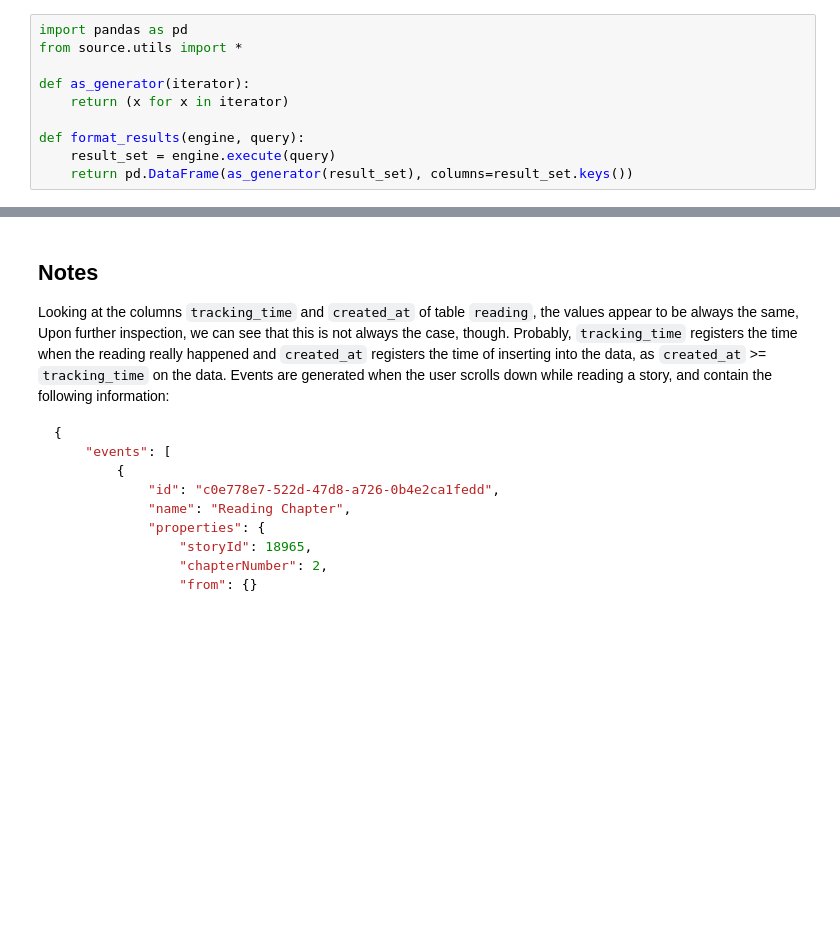
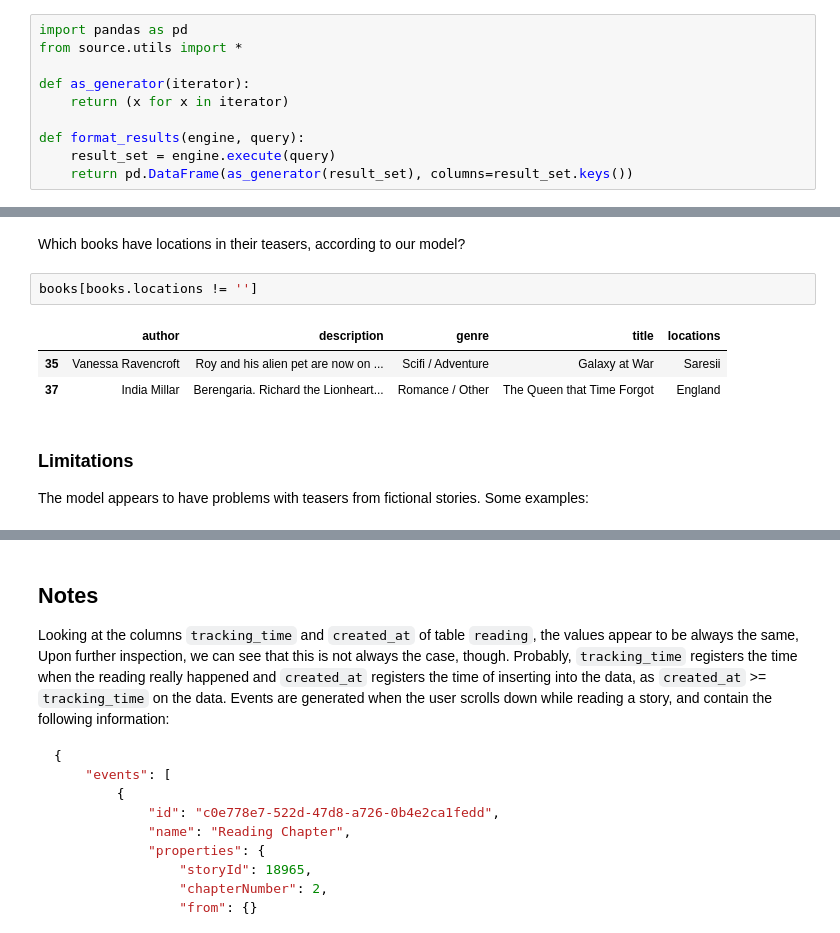
Before and after one commit to fanta-mnix/dockerized-python-postgres, a Jupyter notebook: analysis.ipynb, the cells around one changed output, grey strips where cells are left out. Saved outputs shown, nothing was run; the diff lists cells and outputs as text; blank space fills up the shorter version.

```diff
--- a/analysis.ipynb
+++ b/analysis.ipynb
@@ -178,0 +499,11 @@ pd.concat([n3_sql, n3_pandas], axis=1)
+# %% [markdown]
+Which books have locations in their teasers, according to our model?
+# %%
+books[books.locations != '']
+# %% [output]
+|  | author | description | genre | title | locations |
+| 35 | Vanessa Ravencroft | Roy and his alien pet are now on ... | Scifi / Adventure | Galaxy at War | Saresii |
+| 37 | India Millar | Berengaria. Richard the Lionheart... | Romance / Other | The Queen that Time Forgot | England |
+# %% [markdown]
+### Limitations
+The model appears to have problems with teasers from fictional stories. Some examples:
```
Also changed, not shown: parts of 38 cells of this notebook, 10 other files.
